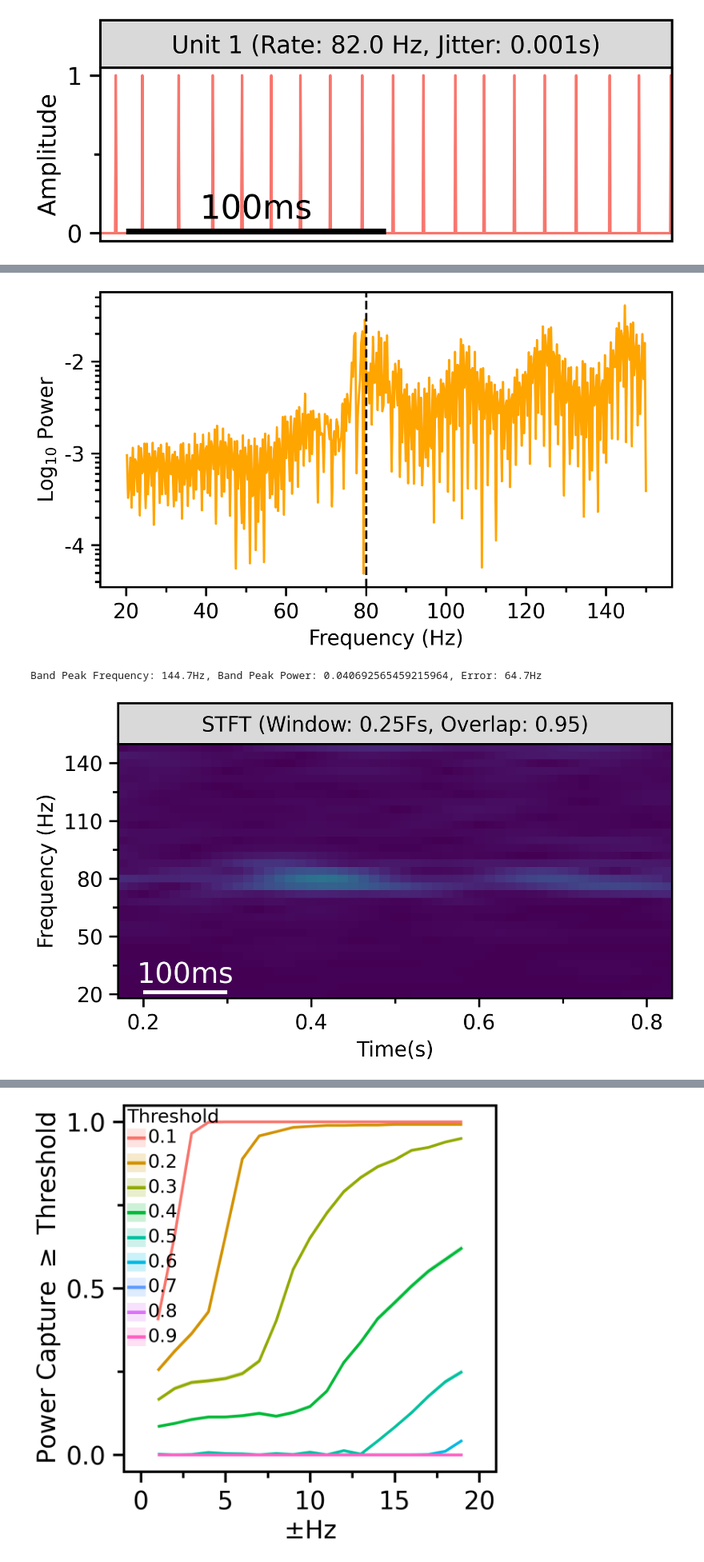
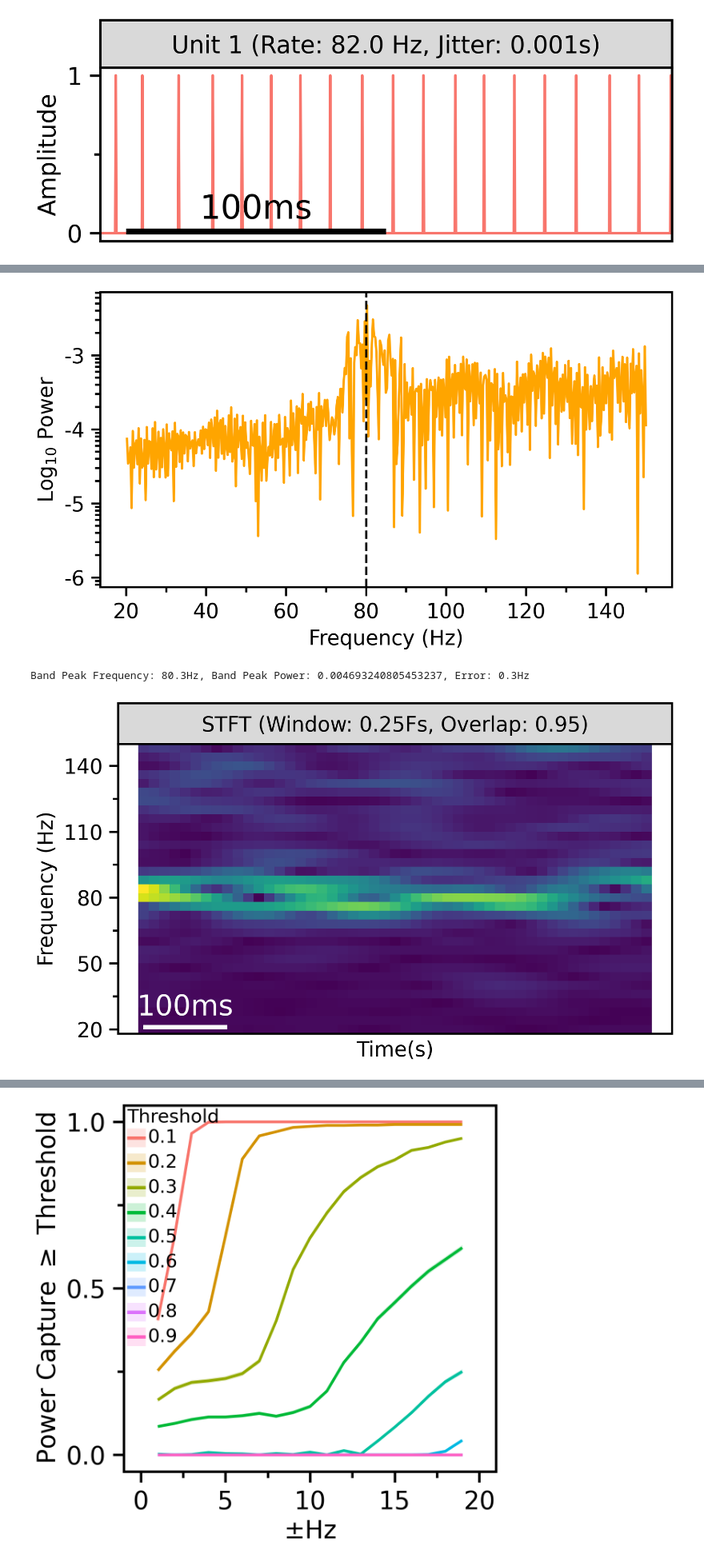
Before and after one commit to ahmed-alhindawi/omt_simulator, a Jupyter notebook: src/omt_simulator.ipynb, the cells around one changed output, grey strips where cells are left out. Shown at 80% size. Cells and saved outputs as stored; diff of their text form; code cells hidden in the pictures.

```diff
--- a/src/omt_simulator.ipynb
+++ b/src/omt_simulator.ipynb
@@ -12,11 +12,11 @@ from joblib import delayed, Parallel
 fs = 4800  # Hz
 duration = 2.0  # seconds
 signal_duration = np.linspace(0, duration, int(fs * duration))
-N = 68  # number of motor units
-tau_r = 7e-3
-tau_d = 14e-3
+N = 20  # number of motor units
+tau_r = 10e-3
+tau_d = 10e-3
 central_frequency = 80  # Hz
-tikhonov_lambda = 1e-6  # Tikhonov regularization parameter
+tikhonov_lambda = 1e3  # Tikhonov regularization parameter
 np.random.seed(42)  # For reproducibility
 # %%
 # Functions
@@ -217,8 +218,8 @@ fig_spikes.save("/workspace/output/figures/omt_signal_spikes.pdf")
 # %%
 # draw the kernel shape using plotnine
 t_kernel = np.arange(0, 0.1, 1/fs)
-tau_r = 7e-3
-tau_d = 14e-3
+tau_r = 10e-3
+tau_d = 10e-3
 kernel = normalised_biexp_kernel(t_kernel, tau_r=tau_r, tau_d=tau_d)
 _df_fig_kernel = pl.DataFrame({
     "time": t_kernel,
@@ -419,7 +426,7 @@ fig.show()
 fig.save("/workspace/output/figures/omt_signal_power_spectrum.png")
 fig.save("/workspace/output/figures/omt_signal_power_spectrum.pdf")
 # %% [output]
-[figure, old version]
+[figure, new version]
 # %%
 # Find frequency with maximum power (peak)
 # Define the frequency band
@@ -440,7 +447,7 @@ band_peak_power = band_power[band_peak_index]
 
 print(f"Band Peak Frequency: {band_peak_freq.item():.1f}Hz, Band Peak Power: {band_peak_power.item()}, Error: {np.abs(band_peak_freq - central_frequency):.1f}Hz")
 # %% [output]
-Band Peak Frequency: 144.7Hz, Band Peak Power: 0.040692565459215964, Error: 64.7Hz
+Band Peak Frequency: 80.3Hz, Band Peak Power: 0.004693240805453237, Error: 0.3Hz
 # %%
 # plot the stft of teh devonvoluted signal
 from scipy.signal import stft
@@ -448,37 +455,38 @@ nperseg = fs/4
 overlap_frac = 0.95
 f, t_stft, Zxx = stft(s_deconv_tikhonov.flatten(), fs=fs, nperseg=nperseg, noverlap=int(nperseg * overlap_frac), boundary=None)
 stft_df = pl.DataFrame({
     "frequency": np.tile(f, len(t_stft)),
     "time": np.repeat(t_stft, len(f)),
     "magnitude": np.abs(Zxx.T.flatten()),
     "type": f"STFT (Window: {(nperseg/fs):.2f}Fs, Overlap: {overlap_frac:.2f})"
 }).filter(
-    pl.col("frequency").is_between(20, 150)
+    pl.col("frequency").is_between(20, 150),
+    pl.col("time").is_between(0.2, 0.8)
 )
 stft_fig_deconv = (
     p9.ggplot(stft_df, p9.aes(x="time", y="frequency", fill="magnitude")) +
     p9.geom_tile() +
     p9.facet_wrap("~type", scales="free_y") +
     p9.annotate("rect", xmin=0.2, xmax=0.3, ymin=20, ymax=22, fill="white") +
     p9.annotate("text", x=0.25, y=30, label="100ms", ha="center", color="white") +
     p9.labs(x="Time(s)", y="Frequency (Hz)", fill="Magnitude (dB)") +
     p9.scale_y_continuous(breaks=np.arange(20, 151, 30)) +
     p9.coord_cartesian(xlim=(0.2, 0.8), ylim=(24, 144)) +
     p9.guides(fill=False) +
     p9.theme_matplotlib() +
     p9.theme(
         figure_size=(3.5, 2.0),
         dpi=300,
         text=p9.element_text(size=8),
-        # axis_ticks_x=p9.element_blank(),
-        # axis_text_x=p9.element_blank()
+        axis_ticks_x=p9.element_blank(),
+        axis_text_x=p9.element_blank()
     )
 )
 stft_fig_deconv.show()
 stft_fig_deconv.save("/workspace/output/figures/omt_signal_stft_deconvolution.png")
 stft_fig_deconv.save("/workspace/output/figures/omt_signal_stft_deconvolution.pdf")
 # %% [output]
-[figure, old version]
+[figure, new version]
 # %%
 # --- Sweep over different base frequencies and estimate the peak frequency ---
 def simulate_and_estimate_peak(rate, lambda_reg=1e-5, N=20):
```
Also changed, not shown: parts of 11 cells of this notebook, 22 other files.
